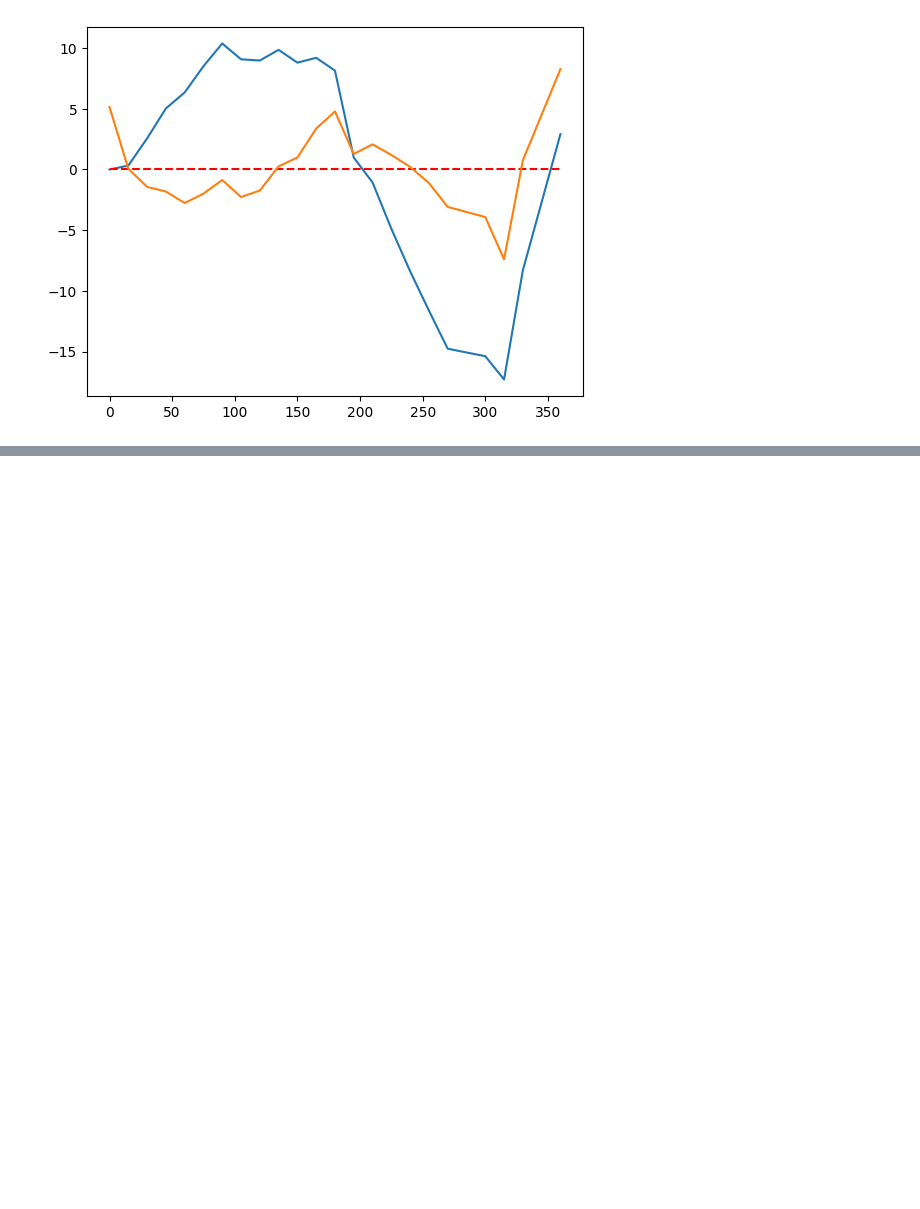
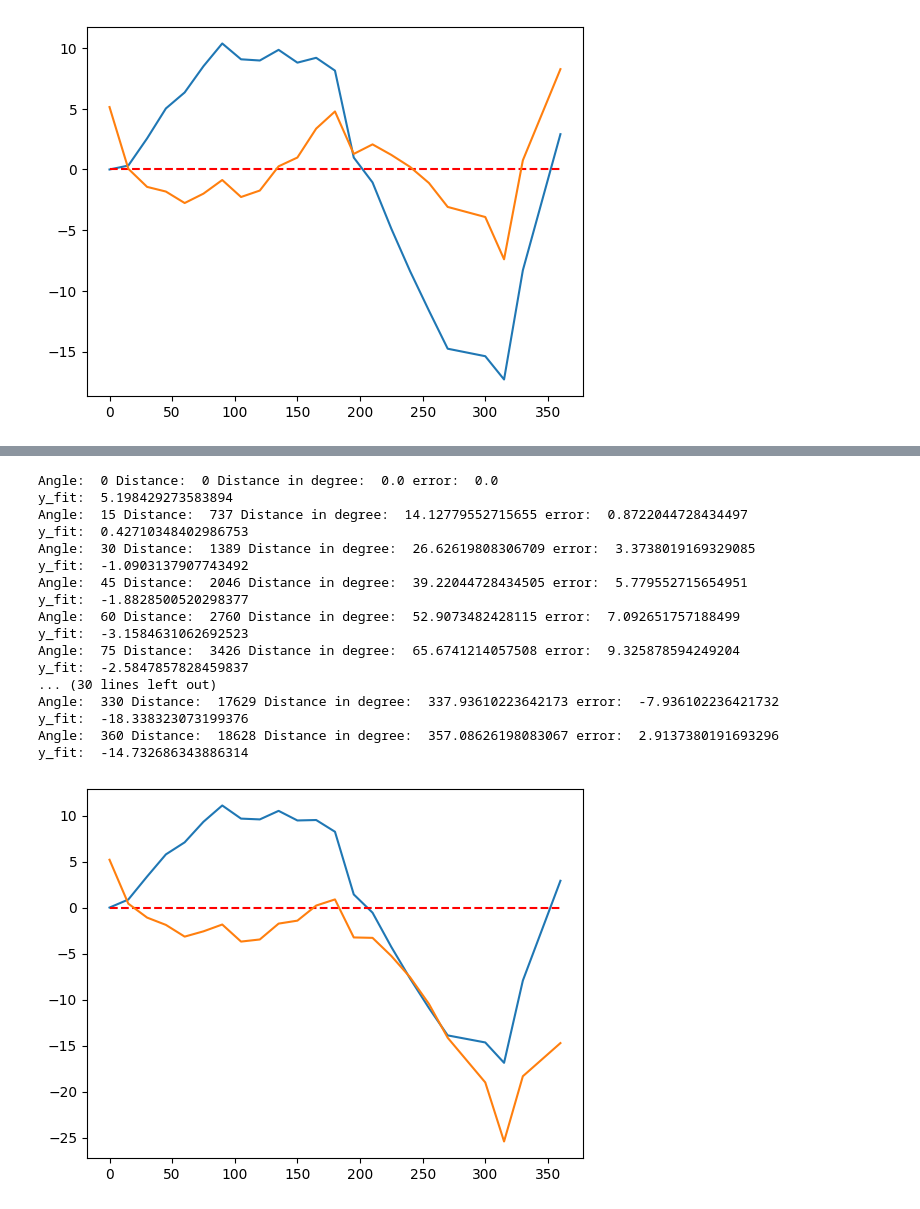
Before and after one commit to NickiBroichhausen/starmapper, a Jupyter notebook: image-analyzer.ipynb, the cells around one changed output, grey strips where cells are left out. Saved outputs shown, nothing was run; the diff lists cells and outputs as text; code cells hidden in the pictures; blank space fills up the shorter version.

```diff
--- a/image-analyzer.ipynb
+++ b/image-analyzer.ipynb
@@ -863,0 +1046,46 @@ y_fit:  8.263510572441135
+# %%
+import matplotlib.pyplot as plt
+import os
+import numpy as np
+
+distances = [0, 737, 1389, 2046, 2760, 3426, 4116, 4973, 5760, 6494, 7331, 8111, 8960, 10098, 10984, 11961, 12923, 13872, 14810, 16415, 17313, 17629, 18628]
+angles = [0, 15, 30, 45, 60, 75, 90, 105, 120, 135, 150, 165, 180, 195, 210, 225, 240, 255, 270, 300, 315, 330, 360]
+errors = []
+
+folder = "images_manual_full"
+panorama_curvature_params = np.load(os.path.join(folder, "panorama_curvature_params.npy"))
+cubic_poly = np.poly1d(panorama_curvature_params)            # Create a polynomial function
+fitted = []
+
+for i, d in enumerate(distances):
+    print("Angle: ", angles[i], "Distance: ", d, "Distance in degree: ", d/18780*360, "error: ", (angles[i] - d/18780*360))
+    errors.append(angles[i] - d/18780*360 )
+    y_fit = cubic_poly(d)
+    fitted.append(angles[i] - y_fit)
+    print("y_fit: ", angles[i] - y_fit)
+
+plt.plot(angles, errors)
+#zero line
+plt.plot([0, 360], [0, 0], linestyle='--', color='red', label="Zero line")
+#plot fited y
+plt.plot(angles, fitted, label="Fitted error")
+plt.show()
+# %% [output]
+Angle:  0 Distance:  0 Distance in degree:  0.0 error:  0.0
+y_fit:  5.198429273583894
+Angle:  15 Distance:  737 Distance in degree:  14.12779552715655 error:  0.8722044728434497
+y_fit:  0.42710348402986753
+Angle:  30 Distance:  1389 Distance in degree:  26.62619808306709 error:  3.3738019169329085
+y_fit:  -1.0903137907743492
+Angle:  45 Distance:  2046 Distance in degree:  39.22044728434505 error:  5.779552715654951
+y_fit:  -1.8828500520298377
+Angle:  60 Distance:  2760 Distance in degree:  52.9073482428115 error:  7.092651757188499
+y_fit:  -3.1584631062692523
+Angle:  75 Distance:  3426 Distance in degree:  65.6741214057508 error:  9.325878594249204
+y_fit:  -2.5847857828459837
+... (30 lines left out)
+Angle:  330 Distance:  17629 Distance in degree:  337.93610223642173 error:  -7.936102236421732
+y_fit:  -18.338323073199376
+Angle:  360 Distance:  18628 Distance in degree:  357.08626198083067 error:  2.9137380191693296
+y_fit:  -14.732686343886314
+[figure, added]
```
Also changed, not shown: parts of 4 cells of this notebook, 1 other file.
